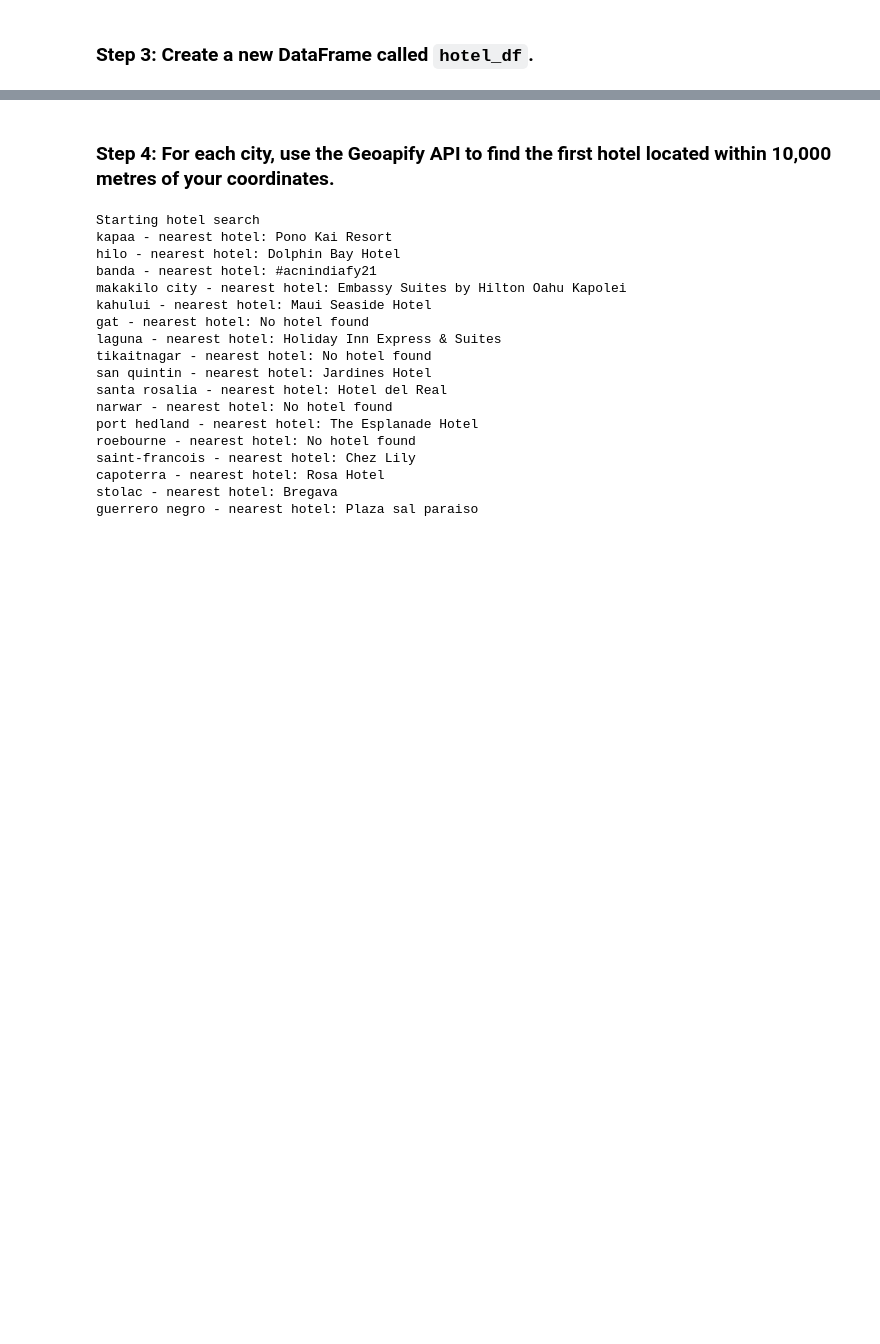
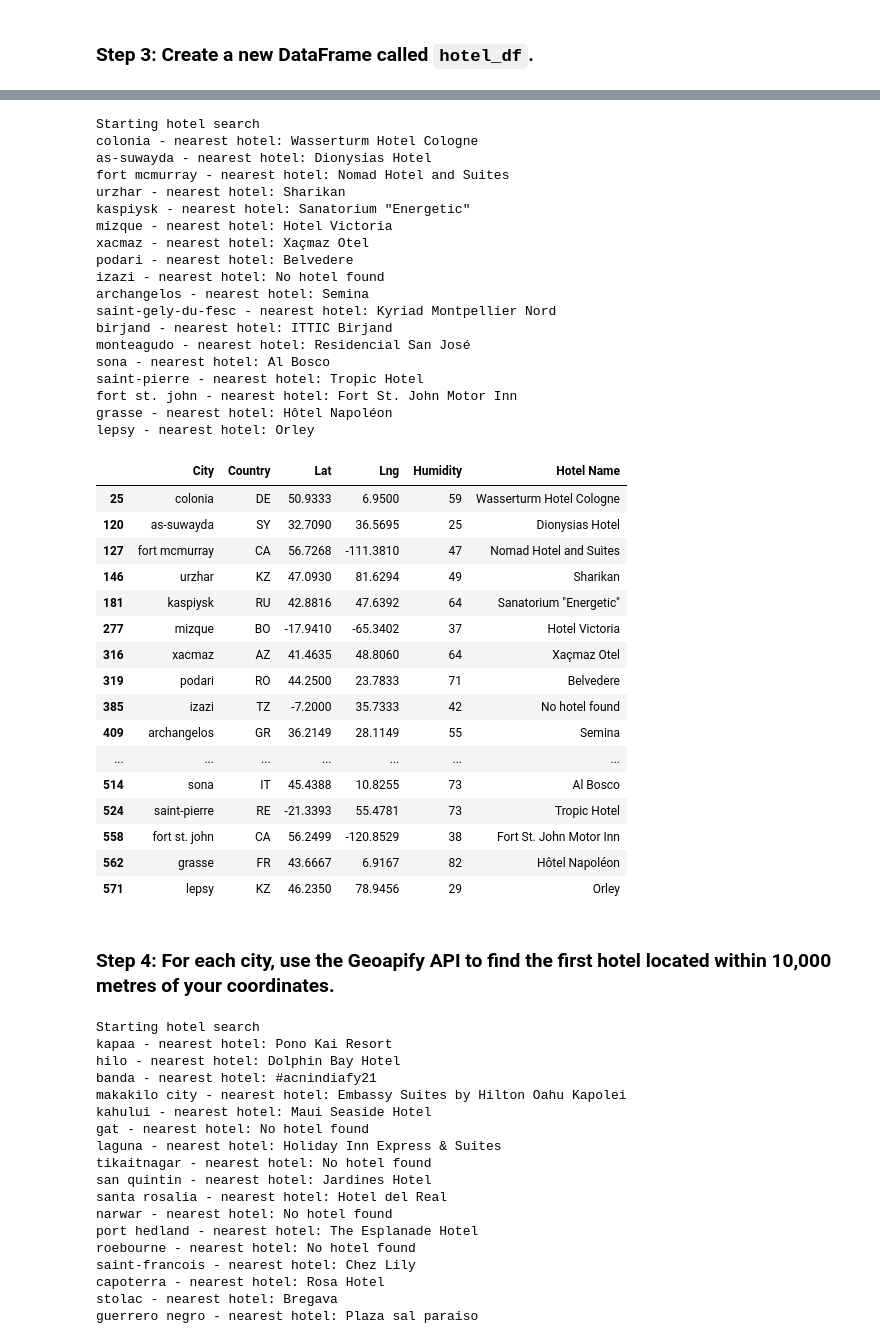
Before and after one commit to supreetahuja/python-api-challenge, a Jupyter notebook: VacationPy.ipynb, the cells around one changed output, grey strips where cells are left out. Cells and saved outputs as stored; diff of their text form; code cells hidden in the pictures; blank space fills up the shorter version.

```diff
--- a/VacationPy.ipynb
+++ b/VacationPy.ipynb
@@ -144,0 +98,4 @@ hotel_df
+# %%
+url = f"https://api.geoapify.com/v1/geocode/reverse?lat={lat}&lon={lng}&limit=1&filter=amenity=hotels&apiKey={geoapify_key}"
+response = requests.get(url).json()
+response
@@ -145,7 +120,7 @@ hotel_df
 # %%
 import requests
 # Import the API key
-from config import geoapify_key
+from api_keys import geoapify_key
 import pprint
 # Function to find the nearest hotel using Geoapify API
 def find_nearest_hotel(city, lat, lng):
@@ -153,7 +128,7 @@ def find_nearest_hotel(city, lat, lng):
     response = requests.get(url).json()
     if 'features' in response:
         if len(response['features']) > 0:
-            hotel_name = response['features'][0]['properties']['name']
+            hotel_name = response['features'][0]['properties']['"address_line1']
             print(f"The nearest hotel in {city} is: {hotel_name}")
         else:
             print(f"No hotel found in {city}")
@@ -177,3 +148,73 @@ Pretty printing has been turned ON
+# %%
+import json
+
+radius = 10000
+limit = 1
+params = {
+    "categories": "accommodation.hotel",
+    "apiKey": geoapify_key,
+    "limit": 1
+}
+
+print("Starting hotel search")
+
+for index, row in hotel_df.iterrows():
+    city = row["City"]
+    latitude = row["Lat"]
+    longitude = row["Lng"]
+
+    params["filter"] = f"circle:{longitude},{latitude},{radius}"
+    params["bias"] = f"proximity:{longitude},{latitude}"
+
+    base_url = "https://api.geoapify.com/v2/places"
+    response = requests.get(base_url, params=params)
+    name_address = response.json()
+
+    try:
+        hotel_df.loc[index, "Hotel Name"] = name_address["features"][0]["properties"]["address_line1"]
+    except (KeyError, IndexError):
+        hotel_df.loc[index, "Hotel Name"] = "No hotel found"
+
+    print(f"{hotel_df.loc[index, 'City']} - nearest hotel: {hotel_df.loc[index, 'Hotel Name']}")
+
+hotel_df
+# %% [output]
+Starting hotel search
+colonia - nearest hotel: Wasserturm Hotel Cologne
+as-suwayda - nearest hotel: Dionysias Hotel
+fort mcmurray - nearest hotel: Nomad Hotel and Suites
+urzhar - nearest hotel: Sharikan
+kaspiysk - nearest hotel: Sanatorium "Energetic"
+mizque - nearest hotel: Hotel Victoria
+xacmaz - nearest hotel: Xaçmaz Otel
+podari - nearest hotel: Belvedere
+izazi - nearest hotel: No hotel found
+archangelos - nearest hotel: Semina
+saint-gely-du-fesc - nearest hotel: Kyriad Montpellier Nord
+birjand - nearest hotel: ITTIC Birjand
+monteagudo - nearest hotel: Residencial San José
+sona - nearest hotel: Al Bosco
+saint-pierre - nearest hotel: Tropic Hotel
+fort st. john - nearest hotel: Fort St. John Motor Inn
+grasse - nearest hotel: Hôtel Napoléon
+lepsy - nearest hotel: Orley
+|  | City | Country | Lat | Lng | Humidity | Hotel Name |
+| 25 | colonia | DE | 50.9333 | 6.9500 | 59 | Wasserturm Hotel Cologne |
+| 120 | as-suwayda | SY | 32.7090 | 36.5695 | 25 | Dionysias Hotel |
+| 127 | fort mcmurray | CA | 56.7268 | -111.3810 | 47 | Nomad Hotel and Suites |
+| 146 | urzhar | KZ | 47.0930 | 81.6294 | 49 | Sharikan |
+| 181 | kaspiysk | RU | 42.8816 | 47.6392 | 64 | Sanatorium "Energetic" |
+| 277 | mizque | BO | -17.9410 | -65.3402 | 37 | Hotel Victoria |
+| 316 | xacmaz | AZ | 41.4635 | 48.8060 | 64 | Xaçmaz Otel |
+| 319 | podari | RO | 44.2500 | 23.7833 | 71 | Belvedere |
+| 385 | izazi | TZ | -7.2000 | 35.7333 | 42 | No hotel found |
+| 409 | archangelos | GR | 36.2149 | 28.1149 | 55 | Semina |
+| ... | ... | ... | ... | ... | ... | ... |
+| 514 | sona | IT | 45.4388 | 10.8255 | 73 | Al Bosco |
+| 524 | saint-pierre | RE | -21.3393 | 55.4781 | 73 | Tropic Hotel |
+| 558 | fort st. john | CA | 56.2499 | -120.8529 | 38 | Fort St. John Motor Inn |
+| 562 | grasse | FR | 43.6667 | 6.9167 | 82 | Hôtel Napoléon |
+| 571 | lepsy | KZ | 46.2350 | 78.9456 | 29 | Orley |
 # %% [markdown]
 ### Step 4: For each city, use the Geoapify API to find the first hotel located within 10,000 metres of your coordinates.
 # %%
```
Also changed, not shown: parts of 9 cells of this notebook.
